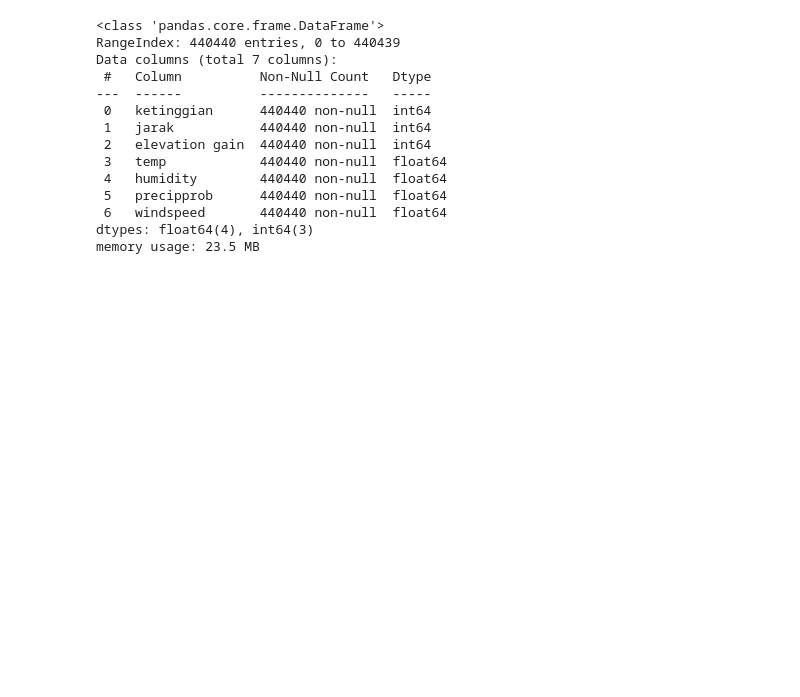
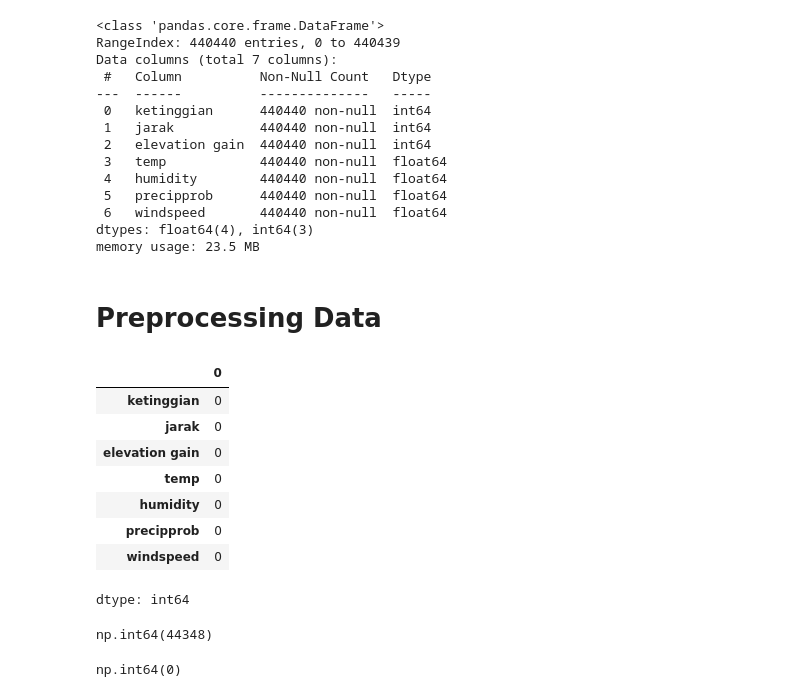
Before and after one commit to Vanessa-Audrie/HiPlan-ML, a Jupyter notebook: data etl/model2_data/Model2_data.ipynb, the cells around one changed output. Saved outputs shown, nothing was run; the diff lists cells and outputs as text; code cells hidden in the pictures; blank space fills up the shorter version.

```diff
--- a/data etl/model2_data/Model2_data.ipynb
+++ b/data etl/model2_data/Model2_data.ipynb
@@ -114,3 +123,21 @@ Data columns (total 7 columns):
  6   windspeed       440440 non-null  float64
 dtypes: float64(4), int64(3)
 memory usage: 23.5 MB
+# %% [markdown]
+# Preprocessing Data
+# %%
+new_df.isna().sum()
+# %% [output]
+|  | 0 |
+| ketinggian | 0 |
+| jarak | 0 |
+| elevation gain | 0 |
+| temp | 0 |
+| humidity | 0 |
+| precipprob | 0 |
+| windspeed | 0 |
+dtype: int64
+# %%
+new_df.duplicated().sum()
+# %% [output]
+np.int64(44348)
@@ -116,0 +146,4 @@ memory usage: 23.5 MB
+# %%
+new_df.duplicated().sum()
+# %% [output]
+np.int64(0)
```
Also changed, not shown: parts of 23 cells of this notebook, 14 other files.
